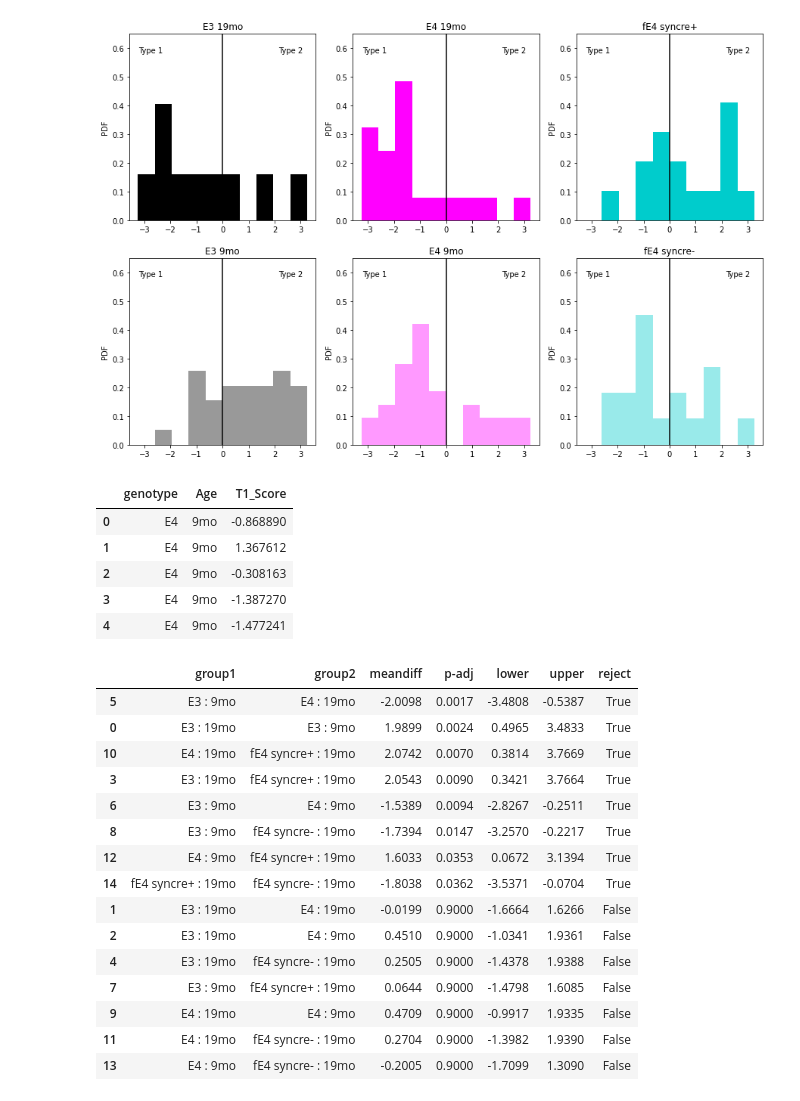
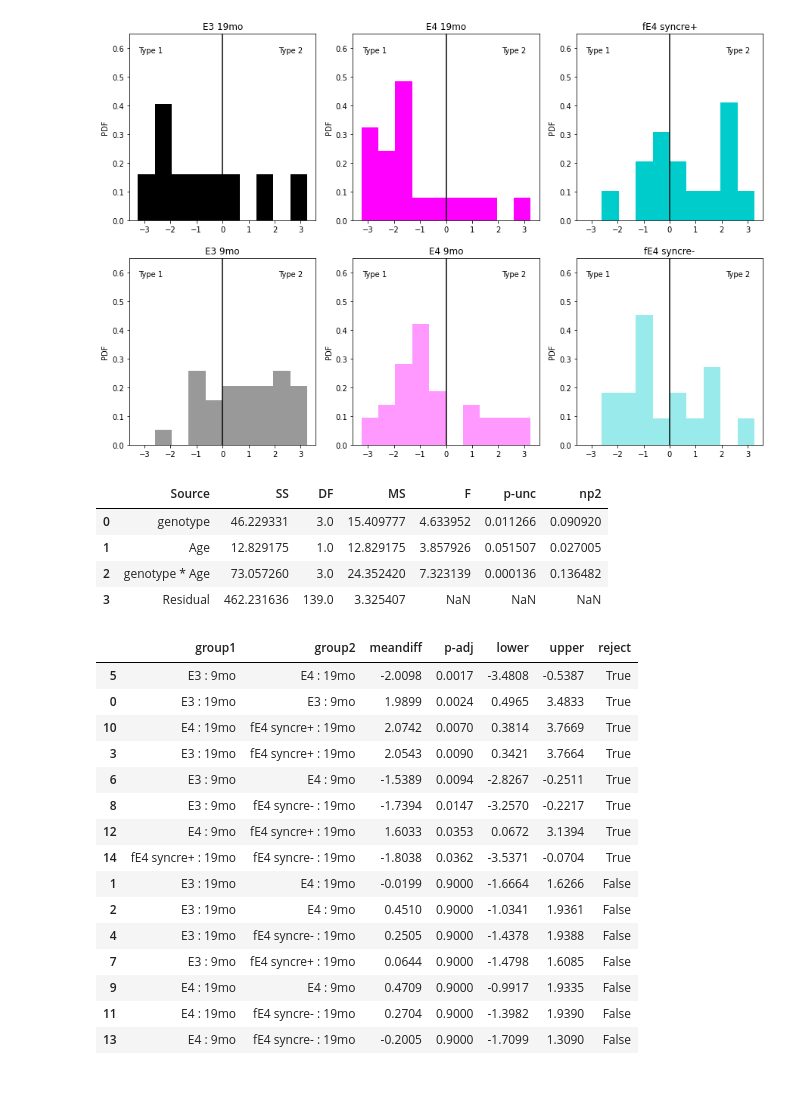
Before and after one commit to dtabuena/ApoE_Data_Clustering, a Jupyter notebook: MessingWithData.ipynb, the cells around one changed output. Drawn from its saved outputs; the diff is of its cells as text; code cells hidden in the pictures.

```diff
--- a/MessingWithData.ipynb
+++ b/MessingWithData.ipynb
@@ -280,57 +290,42 @@ fig.savefig('GenoType_Histos.'+fig_opt['format'],**fig_opt)
 [figure]
 # %%
 is_E3 = ['E3' in t for t in type_list ]
-# print(type_list)
 is_9mo = [' 9' in t for t in type_list ]
-
 age_list = [9 if b else 19 for b in is_9mo]
 genotype = ['E3' if b else 'E4' for b in is_E3]
-
 is_crePos = ['cre+' in t for t in type_list ]
 is_creNeg = ['cre-' in t for t in type_list ]
-
 not_cree = [not any( [is_crePos[i], is_creNeg[i]] ) for i in range(len(is_crePos))]
-
-
-
-# not_cree_ind = [i for i in range(len(not_cree)) if not_cree[i]]
 e34_genotype = [genotype[i] for i in range(len(not_cree)) if not_cree[i]]
 e34_score = [score[i] for i in range(len(not_cree)) if not_cree[i]]
 e34_age = [str(age_list[i])+'mo' for i in range(len(not_cree)) if not_cree[i]]
-
-# print(e34_genotype)
-
-# df_for_34_2W_anova = pd.DataFrame({'genotype': e34_genotype,  'Age': e34_age,'T1_Score': e34_score})
-
 genotype_list_str = [t.replace(' 9mo', '').replace(' 19mo', '') for t in type_list]
 age_list_str = [str(a)+'mo' for a in age_list]
+
+
 df_for_34_2W_anova =  pd.DataFrame({'genotype': genotype_list_str,  'Age': age_list_str,'T1_Score': score})
-display(df_for_34_2W_anova.head())
 
 import statsmodels.api as sm
 from statsmodels.formula.api import ols
 from statsmodels.stats.multicomp import pairwise_tukeyhsd
 
-#perform two-way ANOVA
-model = ols('T1_Score ~ C(genotype) + C(Age) + C(genotype):C(Age)', data=df_for_34_2W_anova).fit()
-ANOVA2_results = sm.stats.anova_lm(model, typ=2)
+import pingouin as pg
+ANOVA2_results = pg.anova(dv='T1_Score', between=['genotype', 'Age'], data=df_for_34_2W_anova, detailed=True)
 display(ANOVA2_results)
 ANOVA2_results.to_csv('2W_results Age-Geno.csv')
-
 
 df_for_34_2W_anova['combination'] = df_for_34_2W_anova.genotype + " : " + df_for_34_2W_anova.Age
 m_comp = pairwise_tukeyhsd(endog=df_for_34_2W_anova['T1_Score'], groups=df_for_34_2W_anova['combination'], alpha=0.05)
 tukey_data = pd.DataFrame(data=m_comp._results_table.data[1:], columns = m_comp._results_table.data[0])
 tukey_data = tukey_data.sort_values('p-adj',ascending=True)
 display(tukey_data)
 tukey_data.to_csv('pairwise Age-Genotype.csv')
 # %% [output]
-|  | genotype | Age | T1_Score |
-| 0 | E4 | 9mo | -0.868890 |
-| 1 | E4 | 9mo | 1.367612 |
-| 2 | E4 | 9mo | -0.308163 |
-| 3 | E4 | 9mo | -1.387270 |
-| 4 | E4 | 9mo | -1.477241 |
+|  | Source | SS | DF | MS | F | p-unc | np2 |
+| 0 | genotype | 46.229331 | 3.0 | 15.409777 | 4.633952 | 0.011266 | 0.090920 |
+| 1 | Age | 12.829175 | 1.0 | 12.829175 | 3.857926 | 0.051507 | 0.027005 |
+| 2 | genotype * Age | 73.057260 | 3.0 | 24.352420 | 7.323139 | 0.000136 | 0.136482 |
+| 3 | Residual | 462.231636 | 139.0 | 3.325407 | NaN | NaN | NaN |
 |  | group1 | group2 | meandiff | p-adj | lower | upper | reject |
 | 5 | E3 : 9mo | E4 : 19mo | -2.0098 | 0.0017 | -3.4808 | -0.5387 | True |
 | 0 | E3 : 19mo | E3 : 9mo | 1.9899 | 0.0024 | 0.4965 | 3.4833 | True |
```
Also changed, not shown: parts of 6 cells of this notebook.
